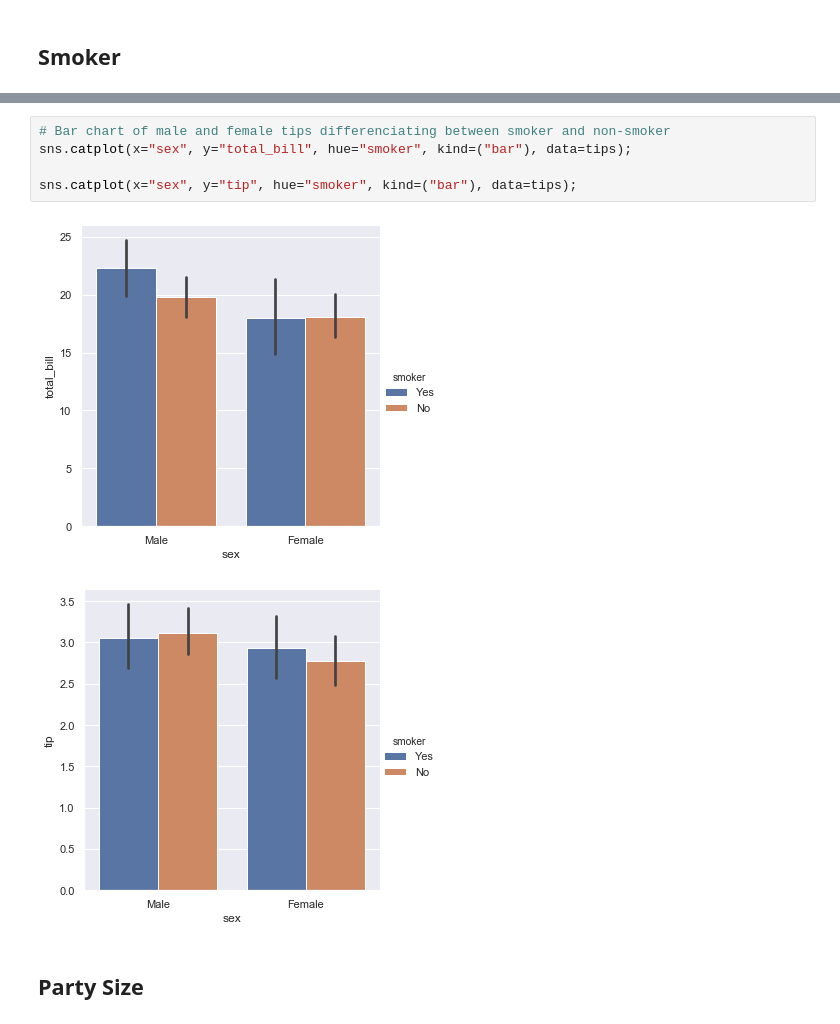
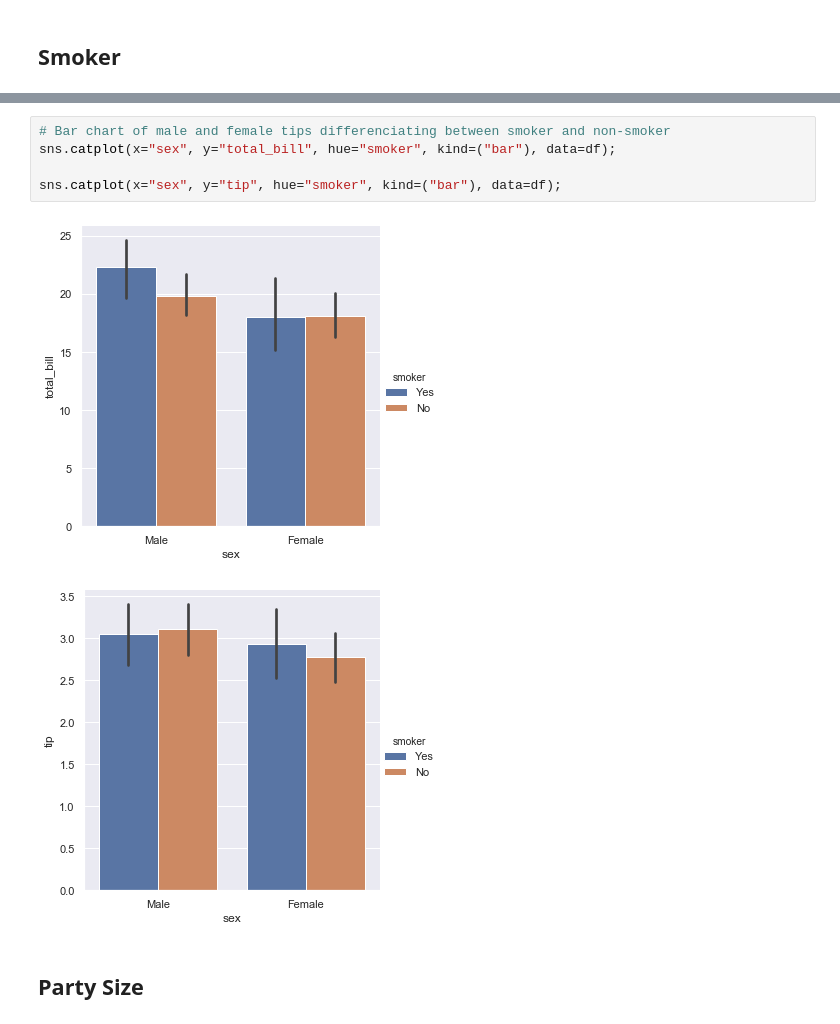
Before and after one commit to ANihill/Fundamentals-Assessment, a Jupyter notebook: Fundamentals of Data Analytics - Assessment.ipynb, the cells around one changed output, grey strips where cells are left out. Saved outputs shown, nothing was run; the diff lists cells and outputs as text.

```diff
--- a/Fundamentals of Data Analytics - Assessment.ipynb
+++ b/Fundamentals of Data Analytics - Assessment.ipynb
@@ -244,12 +321,12 @@ sns.lmplot(x="total_bill", y="tip", hue="smoker", data=tips);
 [figure]
 # %%
 # Bar chart of male and female tips differenciating between smoker and non-smoker
-sns.catplot(x="sex", y="total_bill", hue="smoker", kind=("bar"), data=tips);
+sns.catplot(x="sex", y="total_bill", hue="smoker", kind=("bar"), data=df);
 
-sns.catplot(x="sex", y="tip", hue="smoker", kind=("bar"), data=tips);
+sns.catplot(x="sex", y="tip", hue="smoker", kind=("bar"), data=df);
 # %% [output]
 [figure]
-[figure, old version]
+[figure, new version]
 # %% [markdown]
 ## Party Size
 # %%
```
Also changed, not shown: parts of 21 cells of this notebook.
